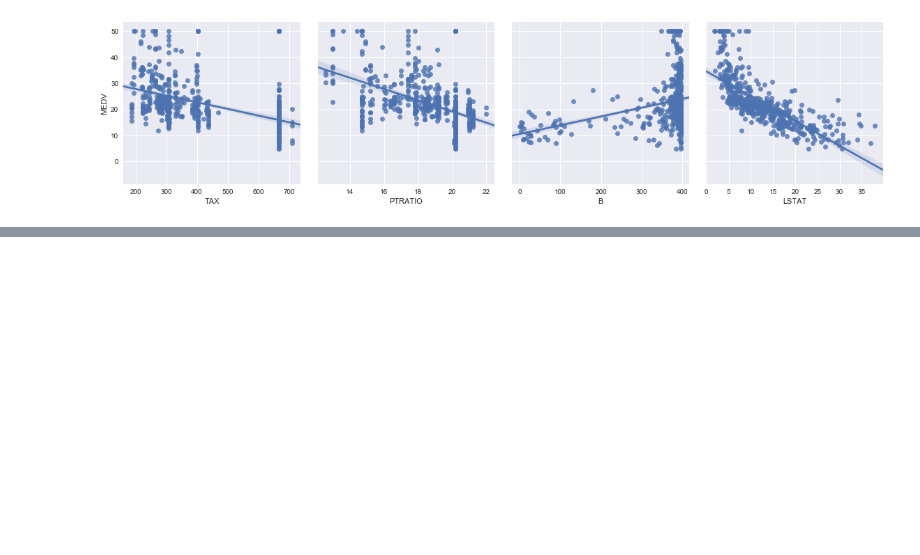
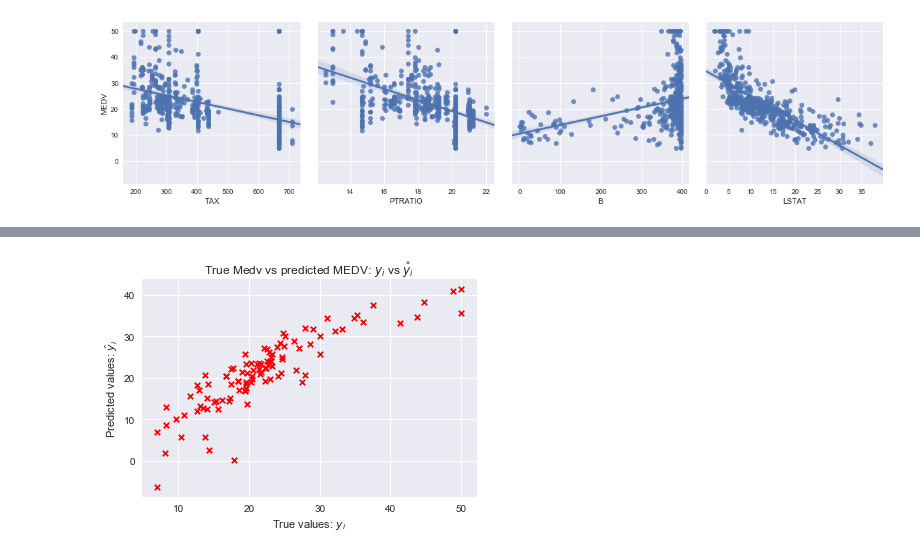
Before and after one commit to ZacOPunky/CE9010_2018, a Jupyter notebook: Boston_Jazlyn.ipynb, the cells around one changed output, grey strips where cells are left out. Saved outputs shown, nothing was run; the diff lists cells and outputs as text; code cells hidden in the pictures; blank space fills up the shorter version.

Commit message:
Boston regression

```diff
--- a/Boston_Jazlyn.ipynb
+++ b/Boston_Jazlyn.ipynb
@@ -109,7 +117,6 @@ x_vars3 = ['AGE','DIS', 'RAD']
 x_vars4 = ['TAX','PTRATIO', 'B', 'LSTAT']
 y_vars = ['MEDV']
 sns.pairplot(data=data, x_vars=x_vars1, y_vars=y_vars, kind="reg", size=4)
-plt.rcParams['figure.figsize']=(10,10)
 sns.pairplot(data=data, x_vars=x_vars2, y_vars=y_vars, kind="reg", size=4)
 sns.pairplot(data=data, x_vars=x_vars3, y_vars=y_vars, kind="reg", size=4)
 sns.pairplot(data=data, x_vars=x_vars4, y_vars=y_vars, kind="reg", size=4)
@@ -159,0 +141,15 @@ ValueError: Unknown label type: 'continuous'
+# %%
+# Create X and y matrix
+
+X = data.drop('MEDV', axis = 1)
+y = data['MEDV']
+
+
+# shuffle and split data into train and test set
+
+from sklearn.model_selection import train_test_split
+X_train, X_test, y_train, y_test = train_test_split(X, y, test_size = 0.2, random_state = 5)
+print(X_train.shape)
+print(X_test.shape)
+print(y_train.shape)
+print(y_test.shape)
@@ -159,0 +161,14 @@ ValueError: Unknown label type: 'continuous'
+# %%
+# run linear regression
+from sklearn.linear_model import LinearRegression
+
+lm = LinearRegression()
+model = lm.fit(X_train, y_train)
+#print the coefficents
+print("Linear coefficients: ", model.coef_)
+
+
+y_pred = lm.predict(X_test)
+# Accuracy of the prediction
+confidence = lm.score(X_test, y_test)
+print("Prediction accuracy: ", confidence)
@@ -159,0 +201,8 @@ ValueError: Unknown label type: 'continuous'
+# %%
+plt.scatter(y_test, y_pred, s=30, c='r', marker='x', linewidths=1)
+plt.title("True Medv vs predicted MEDV: $y_i$ vs $\hat{y}_i$")
+plt.xlabel("True values: $y_i$")
+plt.ylabel("Predicted values: $\hat{y}_i$")
+plt.show()
+# %% [output]
+[figure, added]
```
Also changed, not shown: parts of 13 cells of this notebook.
